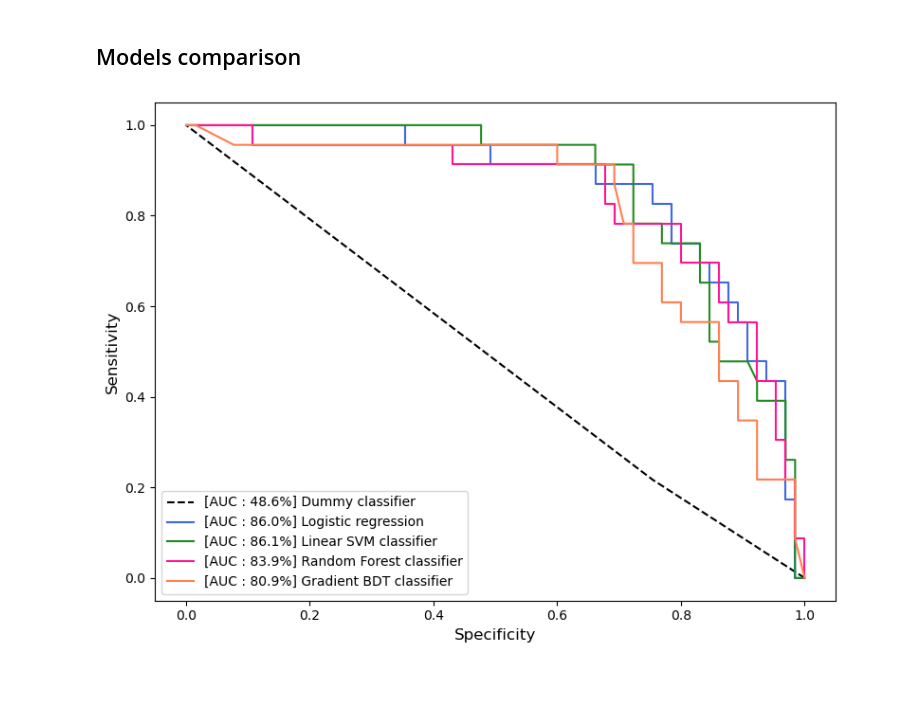
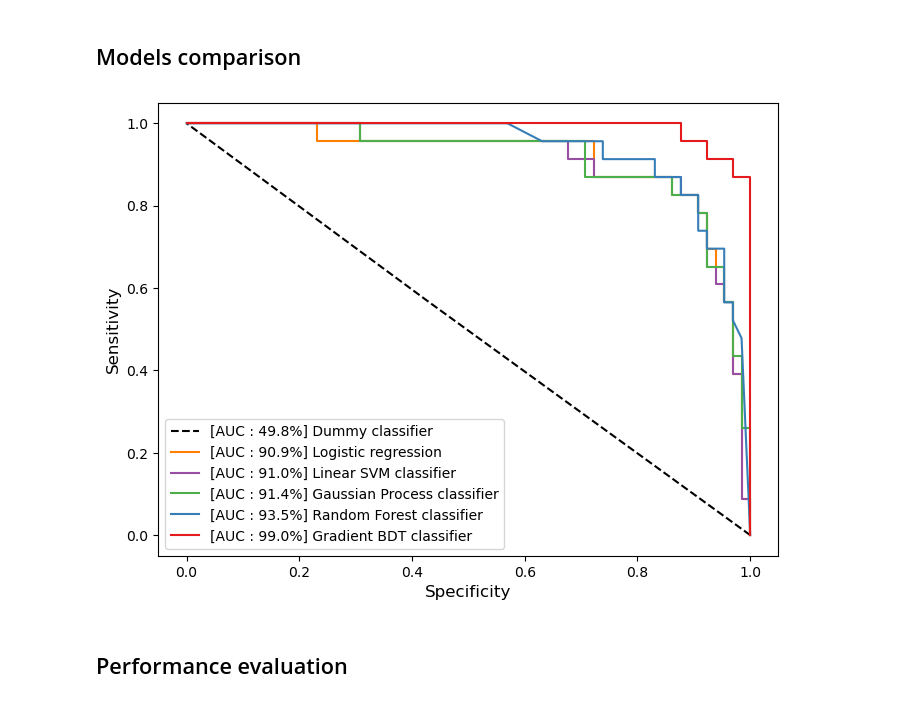
Before and after one commit to harel-coffee/mediastinal-lymphoma-classification-auto, a Jupyter notebook: 3_binary_classification.ipynb, the cells around one changed output. Saved outputs shown, nothing was run; the diff lists cells and outputs as text; code cells hidden in the pictures.

```diff
--- a/3_binary_classification.ipynb
+++ b/3_binary_classification.ipynb
@@ -191,0 +205,11 @@ plot_decision_boundary ( clf_linsvm, X_train, y_train, labels = LABELS, feature_
+# %%
+clf_gausproc = GaussianProcessClassifier()
+clf_gausproc . fit ( X_train_res, y_train_res )
+
+gausproc_scores = clf_gausproc . predict_proba ( X_train )
+y_pred_gausproc, _ = custom_predictions ( y_true   = y_train ,
+                                          y_scores = gausproc_scores ,
+                                          recall_score    = 0.9  ,
+                                          precision_score = None ,
+                                          show_curves = True  ,
+                                          save_figure = False )
@@ -222,0 +235,11 @@ plot_decision_boundary ( clf_forest, X_train, y_train, labels = LABELS, feature_
+# %%
+clf_rndfrs = RandomForestClassifier ( n_estimators = 100, max_depth = 1 )
+clf_rndfrs . fit ( X_train_res, y_train_res )
+
+rndfrs_scores = clf_rndfrs . predict_proba ( X_train )
+y_pred_rndfrs, _ = custom_predictions ( y_true   = y_train ,
+                                        y_scores = rndfrs_scores ,
+                                        recall_score    = 0.9  ,
+                                        precision_score = None ,
+                                        show_curves = True  ,
+                                        save_figure = False )
@@ -254,0 +265,11 @@ plot_decision_boundary ( clf_gbdt, X_train, y_train, labels = LABELS, feature_na
+# %%
+clf_gradbdt = GradientBoostingClassifier ( learning_rate = 0.2, n_estimators = 100, max_depth = 1 )
+clf_gradbdt . fit ( X_train_res, y_train_res )
+
+gradbdt_scores = clf_gradbdt . predict_proba ( X_train )
+y_pred_gradbdt, _ = custom_predictions ( y_true   = y_train ,
+                                        y_scores = gradbdt_scores ,
+                                        recall_score    = 0.9  ,
+                                        precision_score = None ,
+                                        show_curves = True  ,
+                                        save_figure = False )
@@ -257,21 +295,24 @@ plot_decision_boundary ( clf_gbdt, X_train, y_train, labels = LABELS, feature_na
 # %%
 auc_scores = list()
 
-model_scores = [dummy_scores[:,1], logreg_scores[:,1], linsvm_scores[:,1], forest_scores[:,1], gbdt_scores[:,1]]
-colors = ["black", "royalblue", "forestgreen", "deeppink", "coral"]
-styles = ["--", "-", "-", "-", "-"]
-labels = ["Dummy classifier", "Logistic regression", "Linear SVM classifier", "Random Forest classifier", "Gradient BDT classifier"]
+model_scores = [dummy_scores[:,1], logreg_scores[:,1], linsvm_scores[:,1], gausproc_scores[:,1], rndfrs_scores[:,1], gradbdt_scores[:,1]]
+colors = ["black", "#ff7f00", "#984ea3", "#4daf4a",  "#377eb8", "#e41a1c"]
+styles = ["--", "-", "-", "-", "-", "-"]
+labels = ["Dummy classifier", "Logistic regression",
+          "Linear SVM classifier", "Gaussian Process classifier",
+          "Random Forest classifier", "Gradient BDT classifier"]
 
 plt.figure (figsize = (8,6), dpi = 100)
 plt.xlabel ("Specificity", fontsize = 12)
 plt.ylabel ("Sensitivity", fontsize = 12)
 for score, col, stl, lbl in zip (model_scores, colors, styles, labels):
   auc = roc_auc_score ( y_train, score )
   auc_scores . append ( auc )
   fpr, tpr, _ = roc_curve ( y_train, score )
   plt.plot (1 - fpr, tpr, color = col, linestyle = stl, label = f"[AUC : {100*auc:.1f}%] {lbl}")
 plt.legend (loc = "lower left", fontsize = 10)
-save_figure ("roc-auc-curves")
 plt.show()
 # %% [output]
-[figure, old version]
+[figure, new version]
+# %% [markdown]
+## Performance evaluation
```
Also changed, not shown: parts of 44 cells of this notebook.
